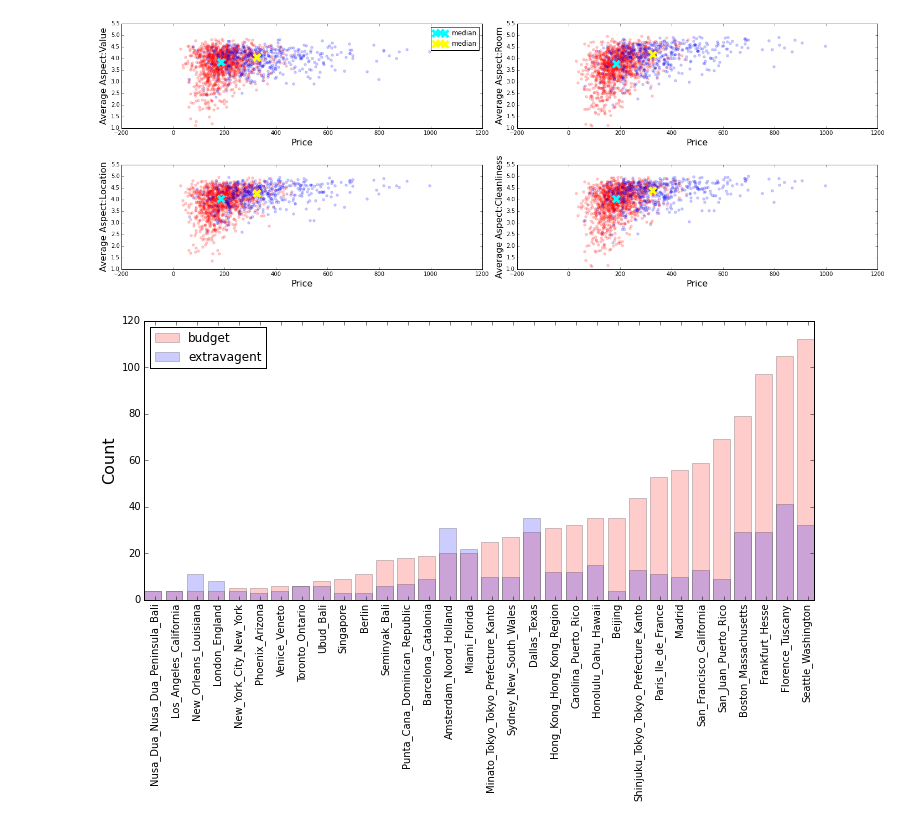
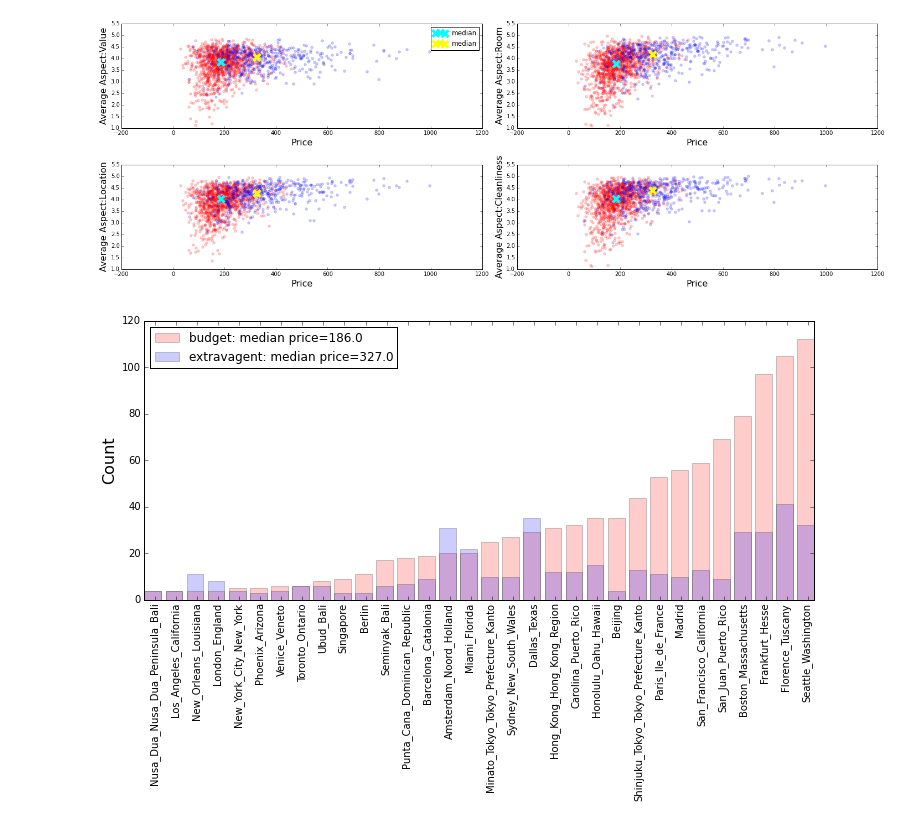
Before and after one commit to rkw0k/Hotel-Reviews, a Jupyter notebook: project.ipynb, the cells around one changed output. Drawn from its saved outputs; the diff is of its cells as text; code cells hidden in the pictures.

```diff
--- a/project.ipynb
+++ b/project.ipynb
@@ -154,6 +153,7 @@ def plot_two_hotel(Hinfo1, Hinfo2):
     print "Median room rating difference: %.4f" % ydiff[2]
     print "Median location rating difference: %.4f" % ydiff[3]
     print "Median cleanliness rating difference: %.4f" % ydiff[4]
+    return [x1med,  O1med, V1med,  R1med, L1med,  C1med], [x2med, O2med,V2med,R2med, L2med,C2med]
 # %%
 def get_avgdf(hinfo):
     # normalize features of dataframe hinfo to be mean zero variance one
@@ -188,7 +188,7 @@ for k in xrange(K):
     idx.append(label_idx[k][0])
     hcluster.append(Hinfo[idx[k]])
 # %%
-plot_two_hotel(hcluster[0], hcluster[1])
+c1medians, c2medians = plot_two_hotel(hcluster[0], hcluster[1])
 # %% [output]
 Blue cluster minus red cluster median price difference: 141.0000
 Median overall rating difference: 0.3707
@@ -229,7 +229,7 @@ def plot_one_city(Hinfo, idx, cluster=0):
 # plot_one_city(Hinfo, idx, cluster=0)
 # plot_one_city(Hinfo, idx, cluster=1)
 # %%
-def plot2cluster(Hinfo, idx):
+def plot2cluster(Hinfo, idx, c1medians, c2medians):
     '''
     INPUT: cities and hotel information
 
@@ -240,34 +240,38 @@ def plot2cluster(Hinfo, idx):
     0. Sort counts in cities0 dataframe
     1. Get indices of cities0 dataframe in that order
     2. Order cities1 dataframe in that order
     '''
     cities0 = hinfo.ix[idx[0]].groupby('location').size()
     cities1 = hinfo.ix[idx[1]].groupby('location').size()
     df0 = cities0.to_frame(name='count')
     df1 = cities1.to_frame(name='count')
     cities0 = df0[df0['count'] > 2]
     cities1 = df1[df1['count'] > 2]
     s0 = cities0.index
     s1 = cities1.index
     lst = list(set(s0) & set(s1))
 
     cities0 = cities0.ix[lst]
     cities0 = cities0.sort('count')
     idx_sort = cities0.index
     cities1 = cities1.ix[idx_sort]
 
+    x1med = c1medians[0]
+    x2med = c2medians[0]
+
     y0 = cities0.values
     y1 = cities1.values
     Y0 = [y[0] for y in y0]
     Y1 = [z[0] for z in y1]
 
     fig = plt.figure(figsize=(12,5))
-    plt.bar(range(len(lst)), Y0, color='r', alpha=0.2, label=cluster0)
+    plt.bar(range(len(lst)), Y0, color='r', alpha=0.2, label=cluster0 + ': median price='+str(x1med))
     plt.xticks(np.arange(len(idx_sort)) + 0.5, lst, rotation=90)
-    plt.bar(range(len(lst)), Y1, color='b', alpha=0.2, label=cluster1)
+    plt.bar(range(len(lst)), Y1, color='b', alpha=0.2, label=cluster1 + ': median price='+str(x2med))
     plt.ylabel("Count", fontsize=16)
     plt.legend(loc='best')
 
-plot2cluster(Hinfo, idx)
+cluster0, cluster1 = 'budget', 'extravagent'
+plot2cluster(Hinfo, idx, c1medians, c2medians)
 # %% [output]
-[figure, old version]
+[figure, new version]
```
Also changed, not shown: parts of 1 cell of this notebook.
